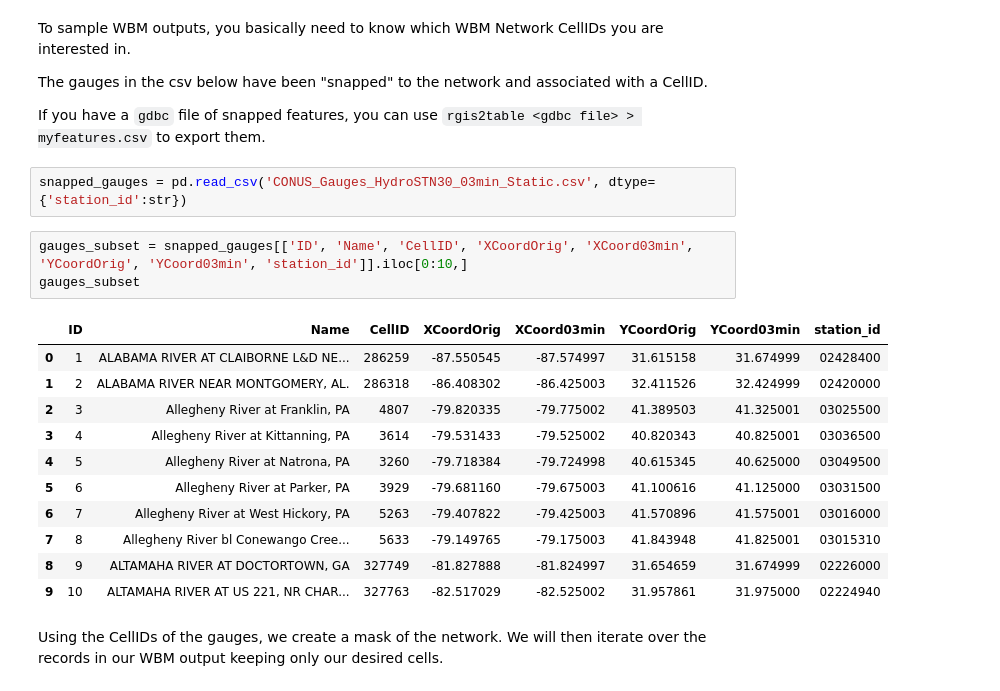
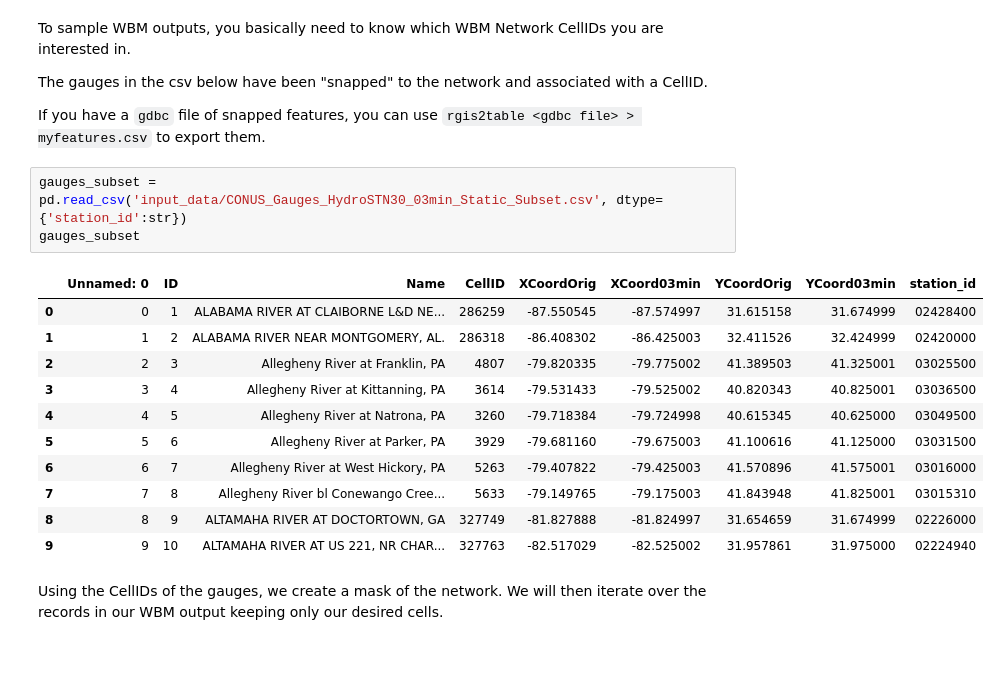
Before and after one commit to dvignoles/ecr-nb-demos, a Jupyter notebook: wbm-usgs-demo.ipynb, the cells around one changed output. Cells and saved outputs as stored; diff of their text form; blank space fills up the shorter version.

Commit message:
add input data and cleanup

```diff
--- a/wbm-usgs-demo.ipynb
+++ b/wbm-usgs-demo.ipynb
@@ -77,22 +79,20 @@ The gauges in the csv below have been "snapped" to the network and associated wi
 
 If you have a `gdbc` file of snapped features, you can use `rgis2table <gdbc file> > myfeatures.csv` to export them.
 # %%
-snapped_gauges = pd.read_csv('CONUS_Gauges_HydroSTN30_03min_Static.csv', dtype={'station_id':str})
+gauges_subset = pd.read_csv('input_data/CONUS_Gauges_HydroSTN30_03min_Static_Subset.csv', dtype={'station_id':str})
+gauges_subset
+# %% [output]
+|  | Unnamed: 0 | ID | Name | CellID | XCoordOrig | XCoord03min | YCoordOrig | YCoord03min | station_id |
+| 0 | 0 | 1 | ALABAMA RIVER AT CLAIBORNE L&D NE... | 286259 | -87.550545 | -87.574997 | 31.615158 | 31.674999 | 02428400 |
+| 1 | 1 | 2 | ALABAMA RIVER NEAR MONTGOMERY, AL. | 286318 | -86.408302 | -86.425003 | 32.411526 | 32.424999 | 02420000 |
+| 2 | 2 | 3 | Allegheny River at Franklin, PA | 4807 | -79.820335 | -79.775002 | 41.389503 | 41.325001 | 03025500 |
+| 3 | 3 | 4 | Allegheny River at Kittanning, PA | 3614 | -79.531433 | -79.525002 | 40.820343 | 40.825001 | 03036500 |
+| 4 | 4 | 5 | Allegheny River at Natrona, PA | 3260 | -79.718384 | -79.724998 | 40.615345 | 40.625000 | 03049500 |
+| 5 | 5 | 6 | Allegheny River at Parker, PA | 3929 | -79.681160 | -79.675003 | 41.100616 | 41.125000 | 03031500 |
+| 6 | 6 | 7 | Allegheny River at West Hickory, PA | 5263 | -79.407822 | -79.425003 | 41.570896 | 41.575001 | 03016000 |
+| 7 | 7 | 8 | Allegheny River bl Conewango Cree... | 5633 | -79.149765 | -79.175003 | 41.843948 | 41.825001 | 03015310 |
+| 8 | 8 | 9 | ALTAMAHA RIVER AT DOCTORTOWN, GA | 327749 | -81.827888 | -81.824997 | 31.654659 | 31.674999 | 02226000 |
+| 9 | 9 | 10 | ALTAMAHA RIVER AT US 221, NR CHAR... | 327763 | -82.517029 | -82.525002 | 31.957861 | 31.975000 | 02224940 |
-# %%
-gauges_subset = snapped_gauges[['ID', 'Name', 'CellID', 'XCoordOrig', 'XCoord03min', 'YCoordOrig', 'YCoord03min', 'station_id']].iloc[0:10,]
-gauges_subset
-# %% [output]
-|  | ID | Name | CellID | XCoordOrig | XCoord03min | YCoordOrig | YCoord03min | station_id |
-| 0 | 1 | ALABAMA RIVER AT CLAIBORNE L&D NE... | 286259 | -87.550545 | -87.574997 | 31.615158 | 31.674999 | 02428400 |
-| 1 | 2 | ALABAMA RIVER NEAR MONTGOMERY, AL. | 286318 | -86.408302 | -86.425003 | 32.411526 | 32.424999 | 02420000 |
-| 2 | 3 | Allegheny River at Franklin, PA | 4807 | -79.820335 | -79.775002 | 41.389503 | 41.325001 | 03025500 |
-| 3 | 4 | Allegheny River at Kittanning, PA | 3614 | -79.531433 | -79.525002 | 40.820343 | 40.825001 | 03036500 |
-| 4 | 5 | Allegheny River at Natrona, PA | 3260 | -79.718384 | -79.724998 | 40.615345 | 40.625000 | 03049500 |
-| 5 | 6 | Allegheny River at Parker, PA | 3929 | -79.681160 | -79.675003 | 41.100616 | 41.125000 | 03031500 |
-| 6 | 7 | Allegheny River at West Hickory, PA | 5263 | -79.407822 | -79.425003 | 41.570896 | 41.575001 | 03016000 |
-| 7 | 8 | Allegheny River bl Conewango Cree... | 5633 | -79.149765 | -79.175003 | 41.843948 | 41.825001 | 03015310 |
-| 8 | 9 | ALTAMAHA RIVER AT DOCTORTOWN, GA | 327749 | -81.827888 | -81.824997 | 31.654659 | 31.674999 | 02226000 |
-| 9 | 10 | ALTAMAHA RIVER AT US 221, NR CHAR... | 327763 | -82.517029 | -82.525002 | 31.957861 | 31.975000 | 02224940 |
 # %% [markdown]
 Using the CellIDs of the gauges, we create a mask of the network. We will then iterate over the records in our WBM output keeping only our desired cells.
 # %%
```
Also changed, not shown: parts of 4 cells of this notebook, 1 other file.
